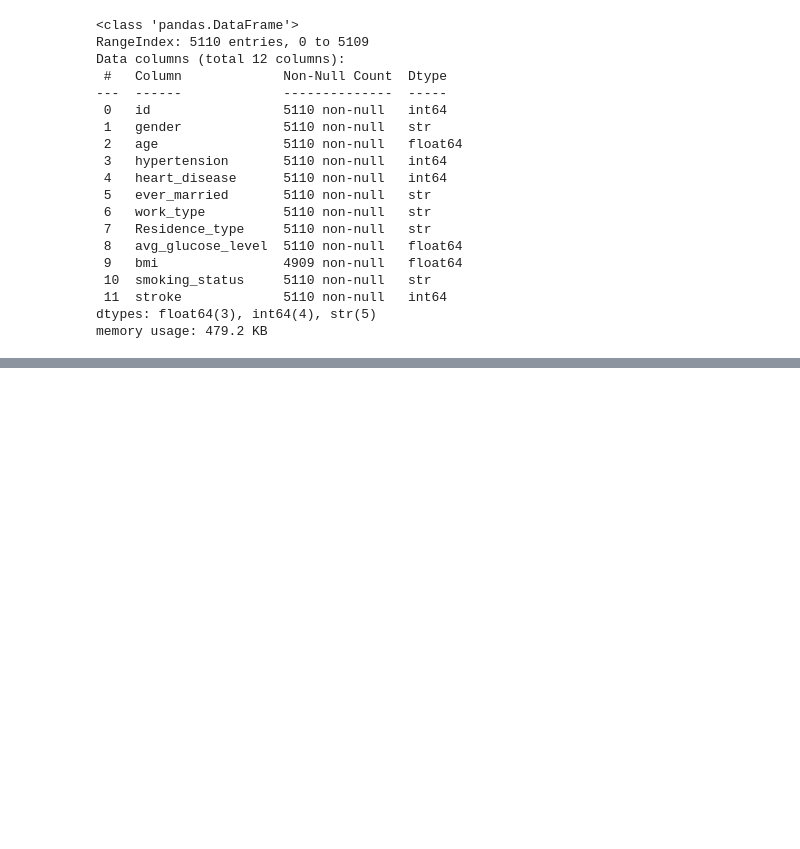
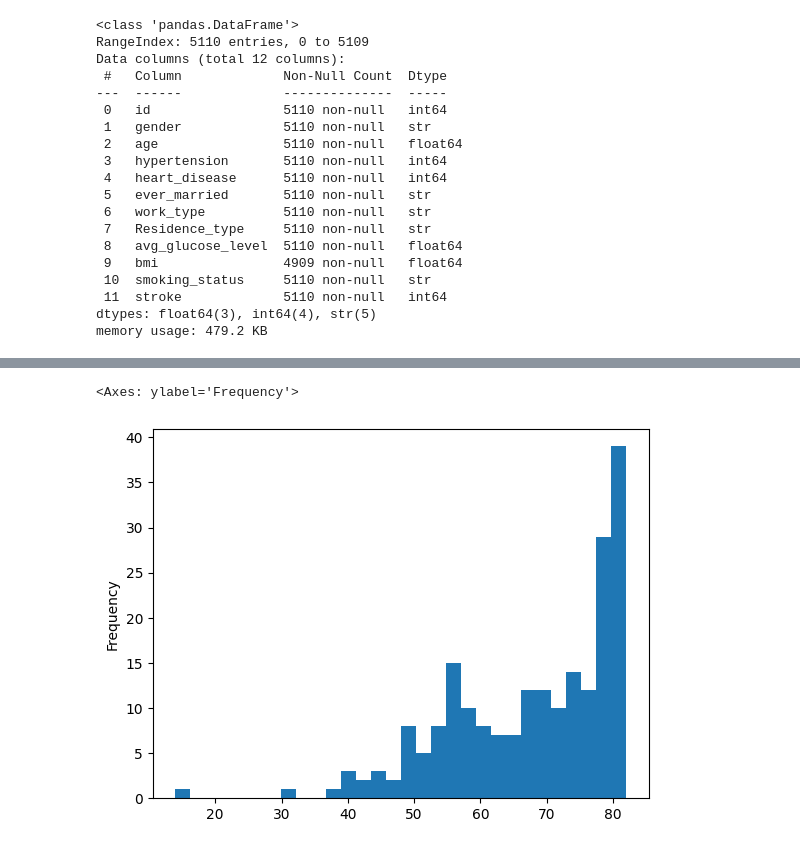
Before and after one commit to manuelfmerino/dashboard_example, a Jupyter notebook: data_clean_up.ipynb, the cells around one changed output, grey strips where cells are left out. Saved outputs shown, nothing was run; the diff lists cells and outputs as text; code cells hidden in the pictures; blank space fills up the shorter version.

```diff
--- a/data_clean_up.ipynb
+++ b/data_clean_up.ipynb
@@ -45,0 +101,6 @@ stroke_data.to_csv('datasets/healthcare_stroke_dataset_clean.csv', sep=',', inde
+# %%
+# Age distribution
+stroke_positive['age'].plot(kind='hist', bins=30)
+# %% [output]
+<Axes: ylabel='Frequency'>
+[figure, added]
```
Also changed, not shown: parts of 9 cells of this notebook, 3 other files.
